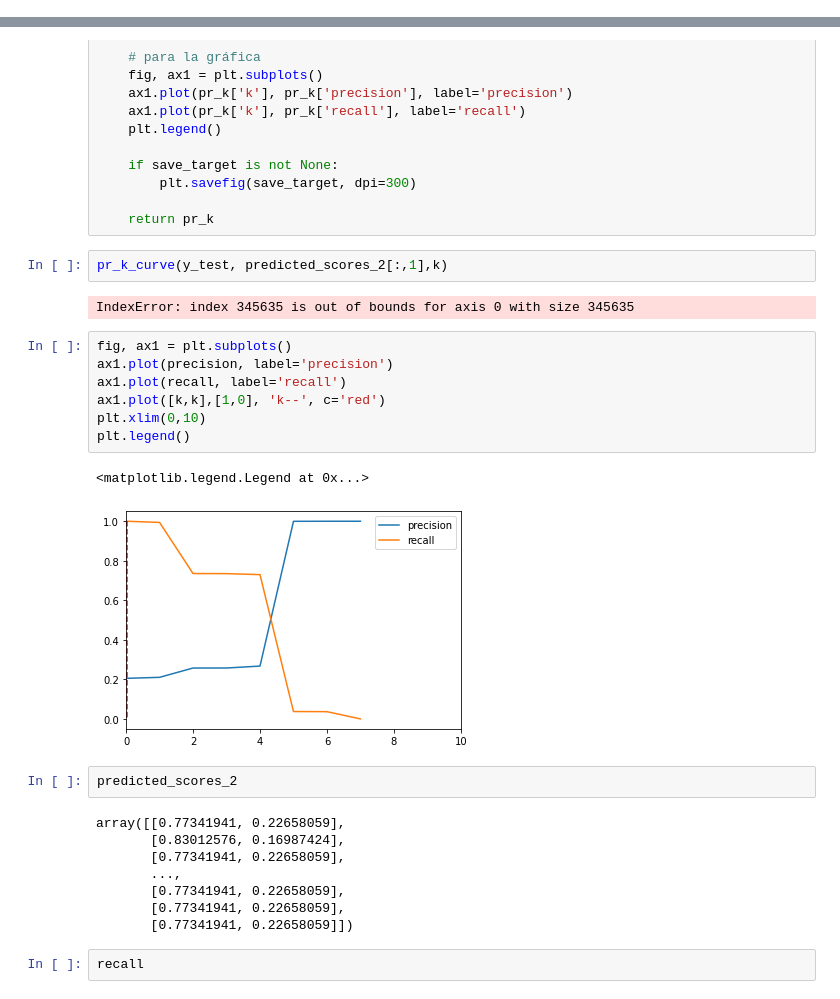
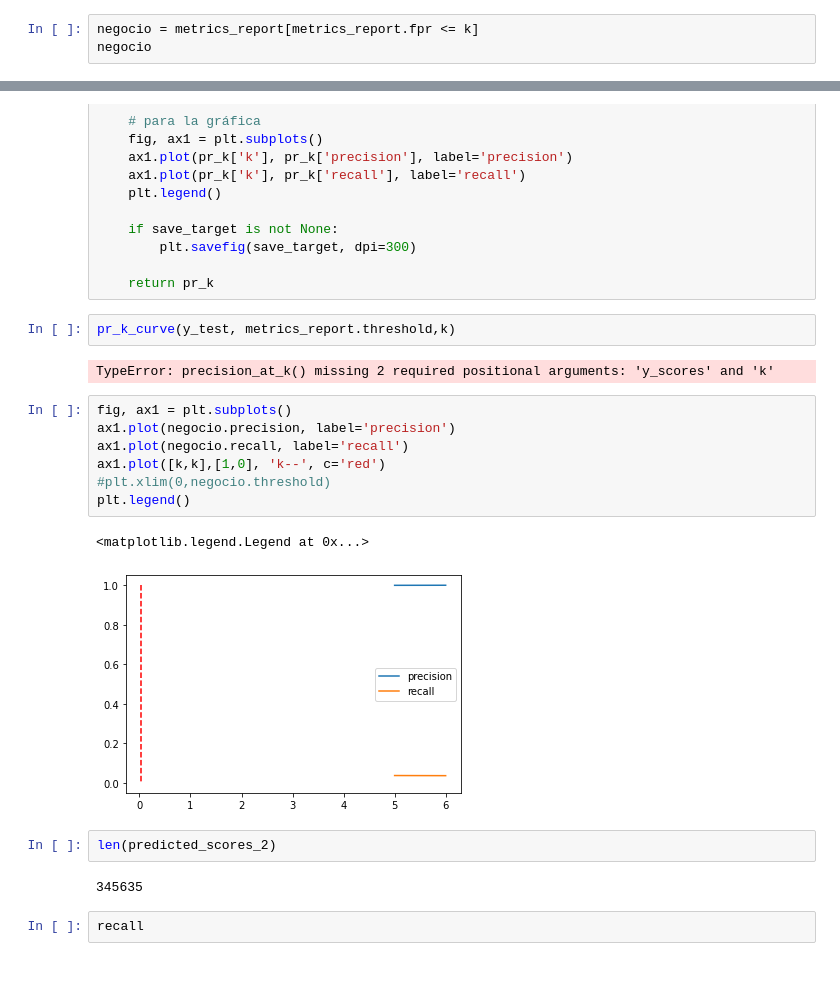
Before and after one commit to YusuriAR/Incidentes_c5, a Jupyter notebook: notebooks/SeleccionDeVariables.ipynb, the cells around one changed output, grey strips where cells are left out. Cells and saved outputs as stored; diff of their text form; blank space fills up the shorter version.

Commit message:
recall@k

```diff
--- a/notebooks/SeleccionDeVariables.ipynb
+++ b/notebooks/SeleccionDeVariables.ipynb
@@ -417,0 +438,3 @@ from datetime import datetime
+# %%
+negocio = metrics_report[metrics_report.fpr <= k]
+negocio
@@ -468,29 +489,23 @@ def pr_k_curve(y_true, y_scores, save_target):
 
     return pr_k
 # %%
-pr_k_curve(y_test, predicted_scores_2[:,1],k)
+pr_k_curve(y_test, metrics_report.threshold,k)
 # %% [output]
-IndexError: index 345635 is out of bounds for axis 0 with size 345635
+TypeError: precision_at_k() missing 2 required positional arguments: 'y_scores' and 'k'
 # %%
 fig, ax1 = plt.subplots()
-ax1.plot(precision, label='precision')
-ax1.plot(recall, label='recall')
+ax1.plot(negocio.precision, label='precision')
+ax1.plot(negocio.recall, label='recall')
 ax1.plot([k,k],[1,0], 'k--', c='red')
-plt.xlim(0,10)
+#plt.xlim(0,negocio.threshold)
 plt.legend()
 # %% [output]
 <matplotlib.legend.Legend at 0x...>
-[figure, old version]
+[figure, new version]
-# %%
-predicted_scores_2
-# %% [output]
-array([[0.77341941, 0.22658059],
-       [0.83012576, 0.16987424],
-       [0.77341941, 0.22658059],
-       ...,
-       [0.77341941, 0.22658059],
-       [0.77341941, 0.22658059],
-       [0.77341941, 0.22658059]])
+# %%
+len(predicted_scores_2)
+# %% [output]
+345635
 # %%
 recall
 # %% [output]
```
Also changed, not shown: parts of 8 cells of this notebook.
